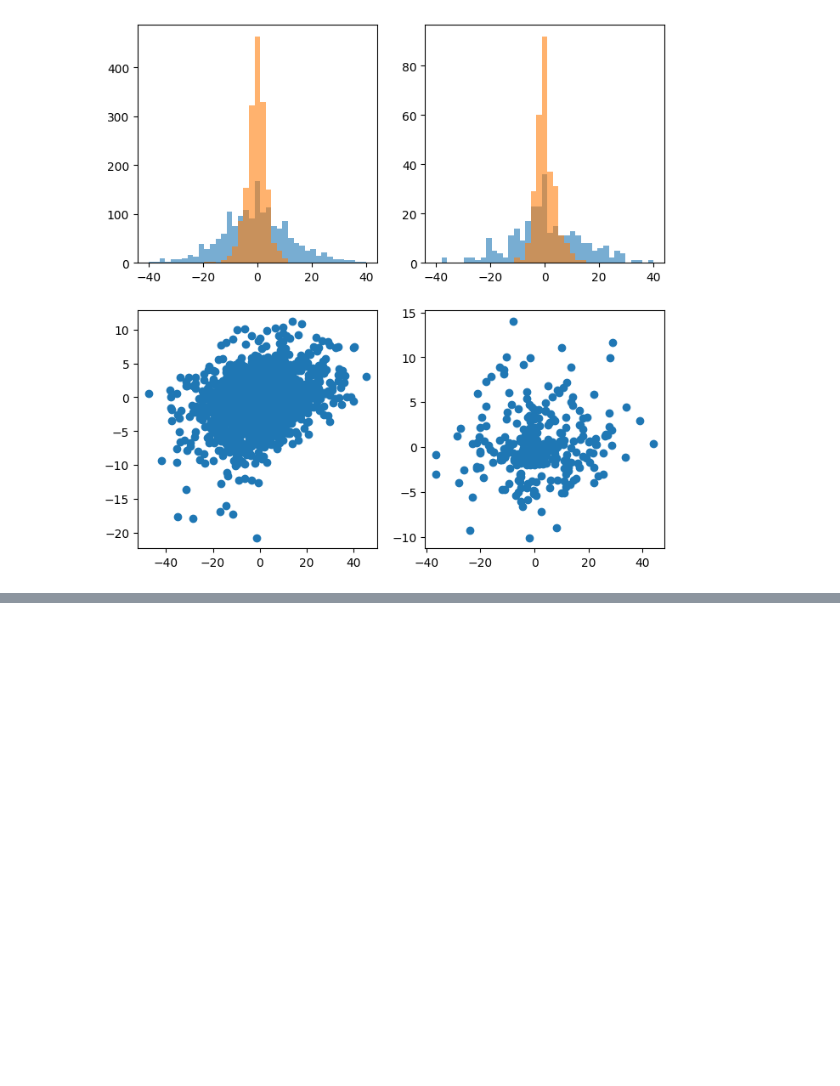
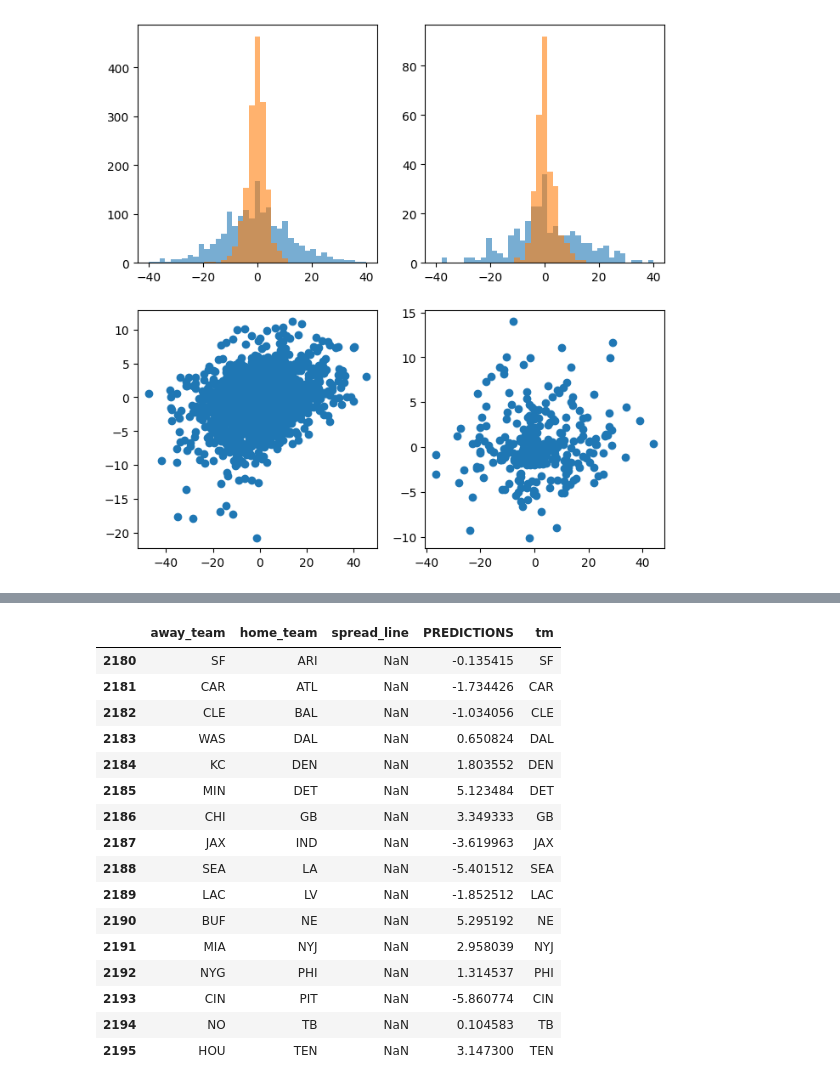
Before and after one commit to JLivingston01/pick-em, a Jupyter notebook: notebook_experiments/_2_model.ipynb, the cells around one changed output, grey strips where cells are left out. Drawn from its saved outputs; the diff is of its cells as text; code cells hidden in the pictures; blank space fills up the shorter version.

```diff
--- a/notebook_experiments/_2_model.ipynb
+++ b/notebook_experiments/_2_model.ipynb
@@ -214,0 +250,32 @@ plt.show()
+# %%
+test = merge[merge['season']==2024].copy()
+Xtest = test[feats].copy()
+
+predictions = pd.Series(model.predict(Xtest),index=Xtest.index)
+# %%
+test['PREDICTIONS'] = predictions
+# %%
+report = test[test['week']==18][
+    ['away_team','home_team','spread_line','PREDICTIONS']
+].copy()
+
+report['tm'] = np.where(report['PREDICTIONS']<0,report['away_team'],report['home_team'])
+report
+# %% [output]
+|  | away_team | home_team | spread_line | PREDICTIONS | tm |
+| 2180 | SF | ARI | NaN | -0.135415 | SF |
+| 2181 | CAR | ATL | NaN | -1.734426 | CAR |
+| 2182 | CLE | BAL | NaN | -1.034056 | CLE |
+| 2183 | WAS | DAL | NaN | 0.650824 | DAL |
+| 2184 | KC | DEN | NaN | 1.803552 | DEN |
+| 2185 | MIN | DET | NaN | 5.123484 | DET |
+| 2186 | CHI | GB | NaN | 3.349333 | GB |
+| 2187 | JAX | IND | NaN | -3.619963 | JAX |
+| 2188 | SEA | LA | NaN | -5.401512 | SEA |
+| 2189 | LAC | LV | NaN | -1.852512 | LAC |
+| 2190 | BUF | NE | NaN | 5.295192 | NE |
+| 2191 | MIA | NYJ | NaN | 2.958039 | NYJ |
+| 2192 | NYG | PHI | NaN | 1.314537 | PHI |
+| 2193 | CIN | PIT | NaN | -5.860774 | CIN |
+| 2194 | NO | TB | NaN | 0.104583 | TB |
+| 2195 | HOU | TEN | NaN | 3.147300 | TEN |
```
Also changed, not shown: parts of 5 cells of this notebook.
